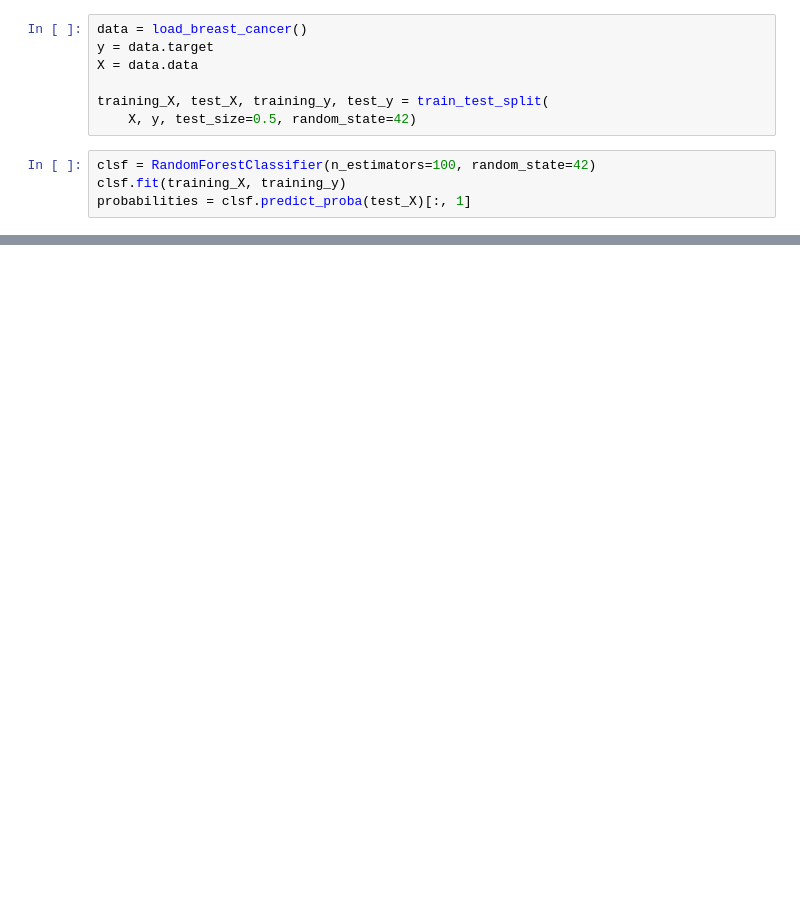
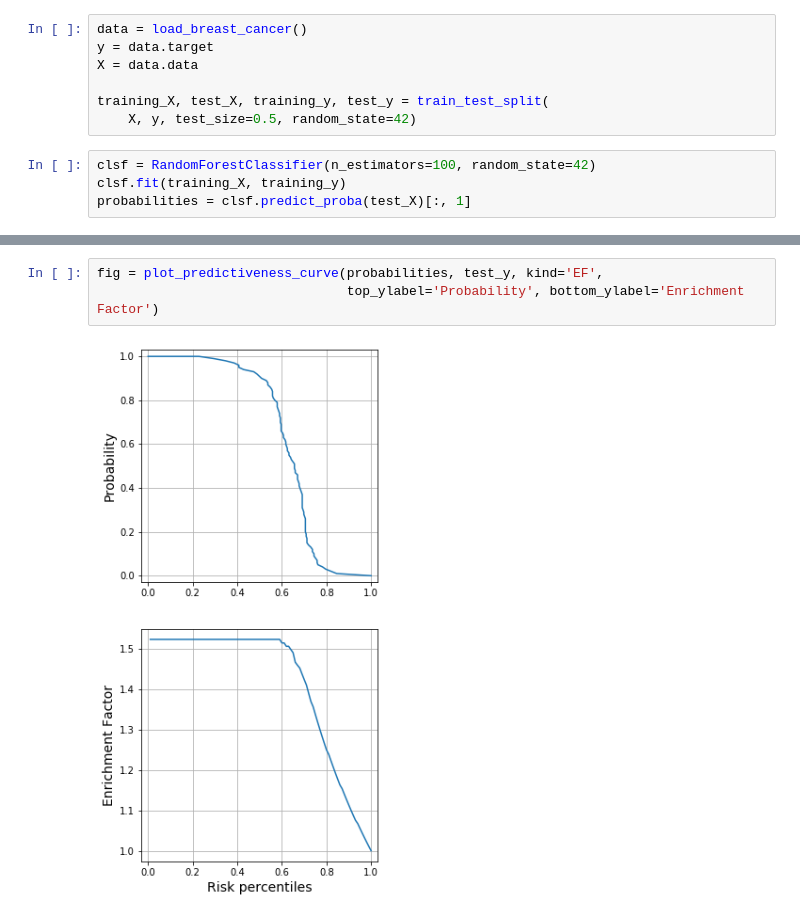
Before and after one commit to yamasakih/predictiveness-curve, a Jupyter notebook: notebooks/example.ipynb, the cells around one changed output, grey strips where cells are left out. Saved outputs shown, nothing was run; the diff lists cells and outputs as text; blank space fills up the shorter version.

```diff
--- a/notebooks/example.ipynb
+++ b/notebooks/example.ipynb
@@ -21,0 +21,5 @@ plot_predictiveness_curve(probabilities, test_y)
+# %%
+fig = plot_predictiveness_curve(probabilities, test_y, kind='EF',
+                                top_ylabel='Probability', bottom_ylabel='Enrichment Factor')
+# %% [output]
+[figure, added]
```
Also changed, not shown: parts of 2 cells of this notebook.
